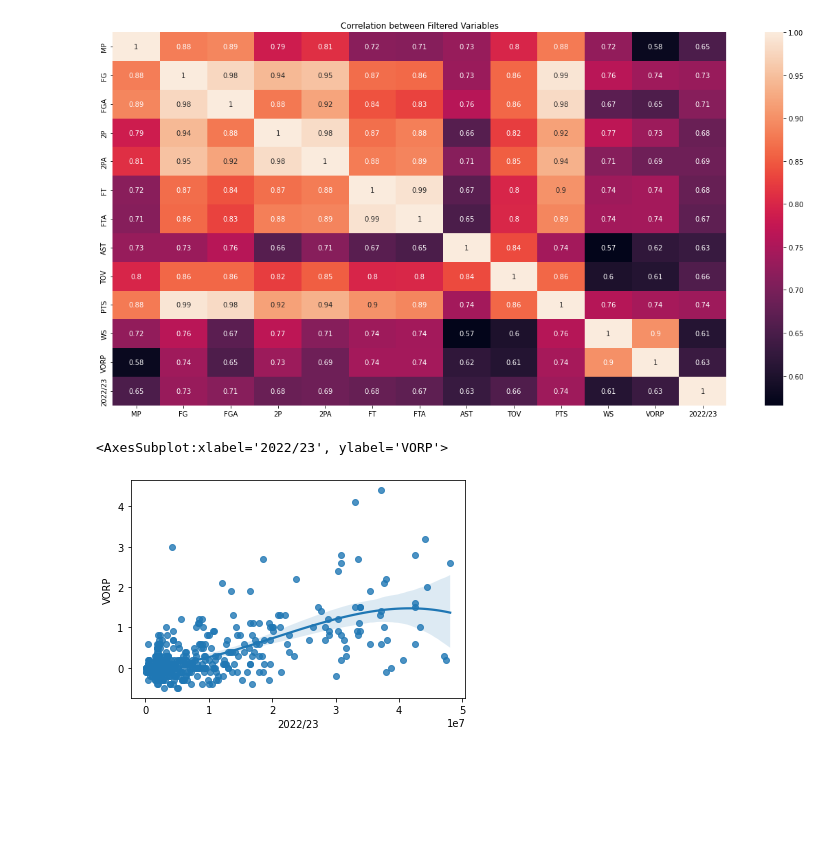
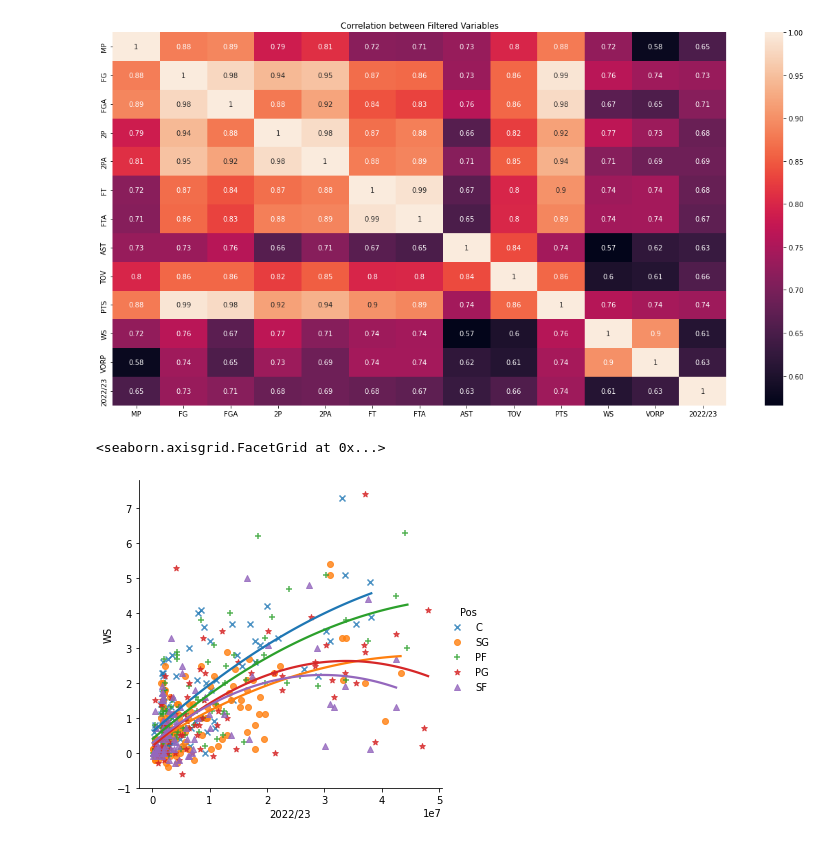
Before and after one commit to SLBlundell/slblundell.github.io, a Jupyter notebook: nba_project/charts/chart_4/model_players.ipynb, the cells around one changed output. Saved outputs shown, nothing was run; the diff lists cells and outputs as text; code cells hidden in the pictures; blank space fills up the shorter version.

Commit message:
updated chart_4 correlation data

```diff
--- a/nba_project/charts/chart_4/model_players.ipynb
+++ b/nba_project/charts/chart_4/model_players.ipynb
@@ -8,7 +8,7 @@ from sklearn.ensemble import RandomForestRegressor
 from sklearn.metrics import mean_absolute_error
 from sklearn.linear_model import LinearRegression
 # %%
-data = pd.read_csv('data/player_per_game_salary_2023.csv')
+data = pd.read_csv('C:/Users/whisk/OneDrive/Documents/Bristol/Economics/Year 4/Data Science/slblundell.github.io/nba_project/data/player_per_game_salary_2023.csv')
 data = data.drop(columns=['Unnamed: 0', '2023/24', '2024/25', '2025/26', '2026/27', '2027/28'])
 
 data.head()
@@ -42,5 +45,5 @@ df_correlations.to_csv('C:/Users/whisk/OneDrive/Documents/Bristol/Economics/Year
 # %%
-sns.regplot(x="2022/23", y="VORP", data=data ,order=3, label="Player")
+sns.lmplot(x="2022/23", y="WS", hue="Pos", data=data, order=2, markers=["x", "o", "+", "*", "^"], ci=None)
 # %% [output]
-<AxesSubplot:xlabel='2022/23', ylabel='VORP'>
+<seaborn.axisgrid.FacetGrid at 0x...>
-[figure, old version]
+[figure, new version]
```
Also changed, not shown: parts of 2 cells of this notebook, 2 other files.
